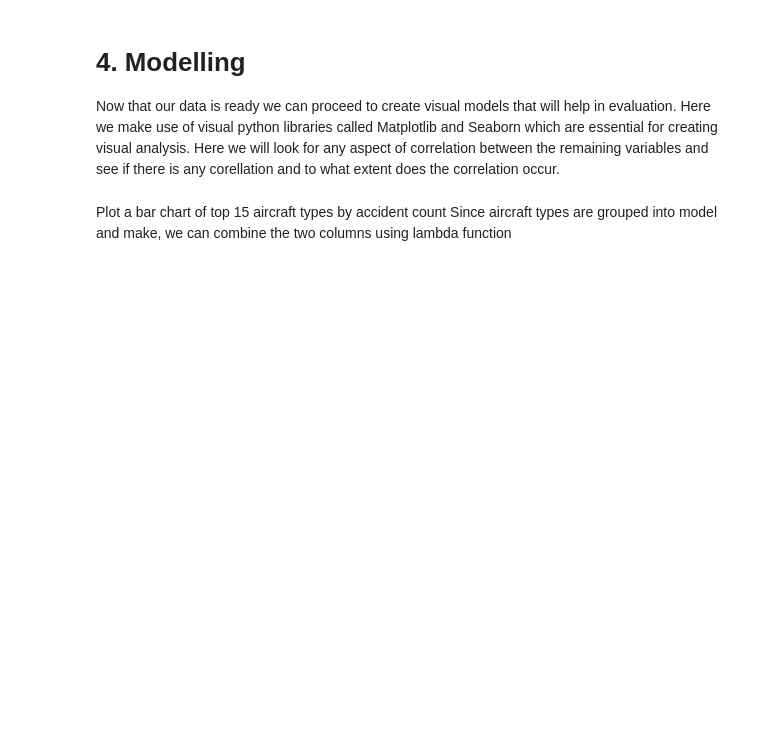
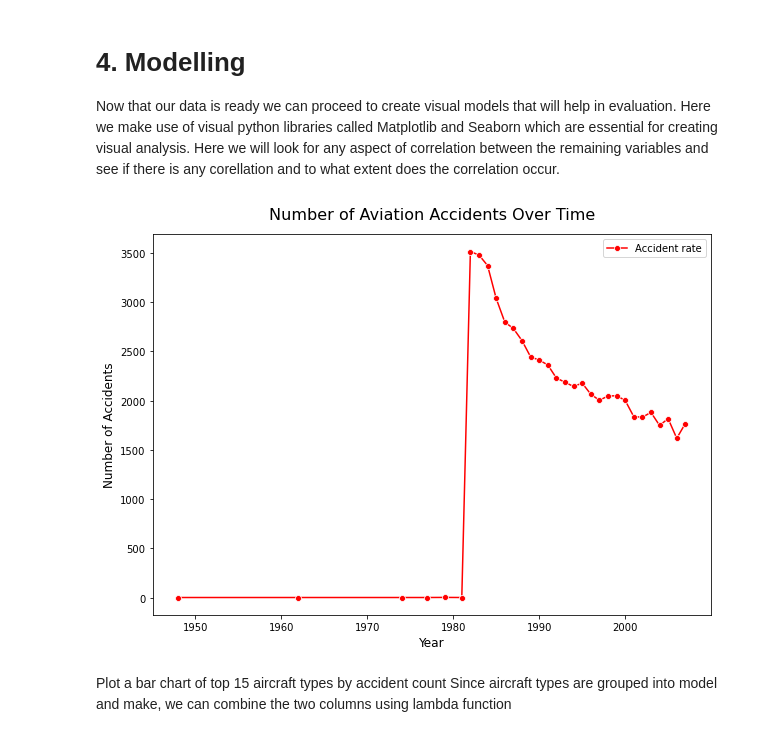
Before and after one commit to Kemboi-koder/Phase-One-Project-2025, a Jupyter notebook: Untitled.ipynb, the cells around one changed output. Drawn from its saved outputs; the diff is of its cells as text; code cells hidden in the pictures; blank space fills up the shorter version.

```diff
--- a/Untitled.ipynb
+++ b/Untitled.ipynb
@@ -305,6 +313,23 @@ Now that our data is ready we can proceed to create visual models that will help
 import matplotlib.pyplot as plt
 import seaborn as sns
 %matplotlib inline
+# %%
+#Plot a tome series of number of accidents over time
+
+plt.figure(figsize=(10, 7))
+
+df['Year'] = df['Event.Date'].dt.year
+accidents_by_year = df['Year'].value_counts().sort_index()
+
+sns.lineplot(x=accidents_by_year.index, y=accidents_by_year.values, marker='o', color='r', label='Accident rate')
+
+plt.title('Number of Aviation Accidents Over Time', fontsize=16, pad=15)
+plt.xlabel('Year', fontsize=12)
+plt.ylabel('Number of Accidents', fontsize=12)
+
+plt.show()
+# %% [output]
+[figure, added]
 # %% [markdown]
 Plot a bar chart of top 15 aircraft types by accident count
 Since aircraft types are grouped into model and make, we can combine the two columns using lambda function
```
Also changed, not shown: parts of 10 cells of this notebook, 2 other files.
